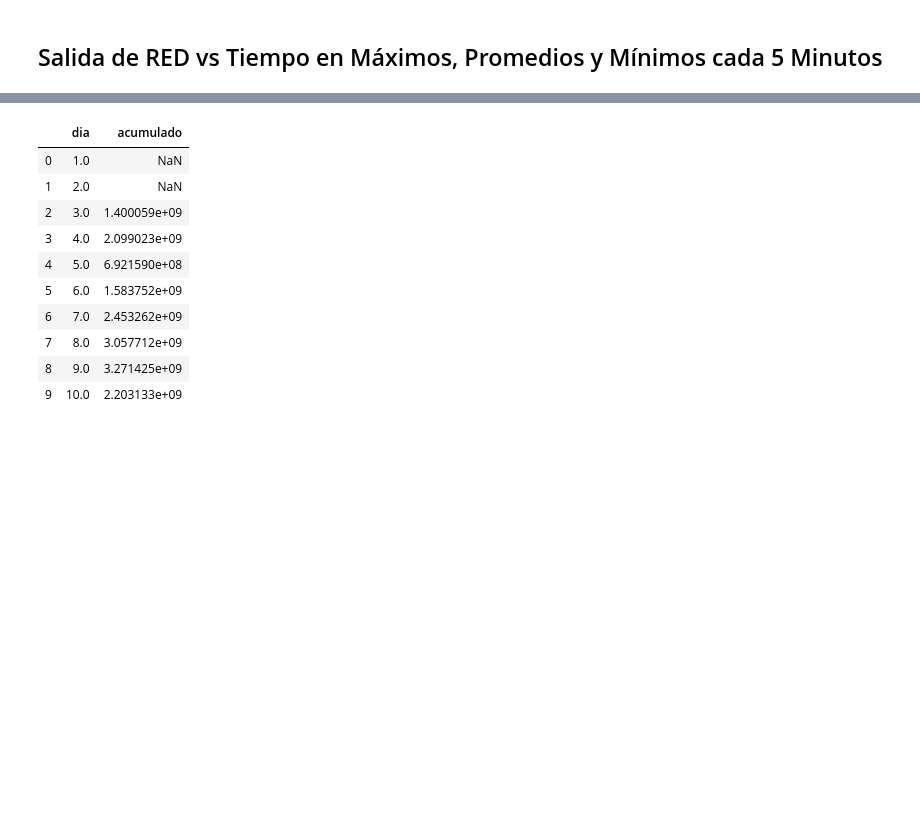
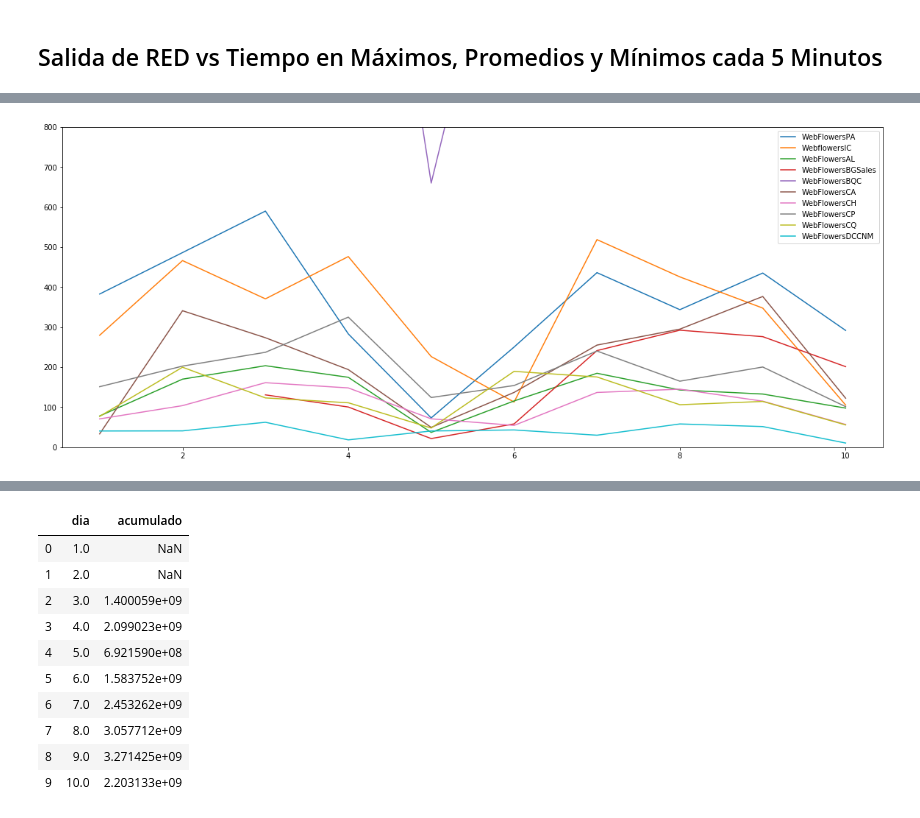
Before and after one commit to JuanLombana/MachineLearning, a Jupyter notebook: CloudLocation/DataAnalysis.ipynb, the cells around one changed output, grey strips where cells are left out. Saved outputs shown, nothing was run; the diff lists cells and outputs as text; code cells hidden in the pictures; blank space fills up the shorter version.

```diff
--- a/CloudLocation/DataAnalysis.ipynb
+++ b/CloudLocation/DataAnalysis.ipynb
@@ -193,3 +187,16 @@ def obtenerDatosAcumulados(nombreEmpresa):
     acumm = pd.DataFrame(total,columns=['dia','acumulado'])
     acumm.dropna(axis=0,how='any')
     return acumm
+# %%
+acumulados = {}
+# %%
+plt.figure(figsize=(20,8))
+for i in np.arange(0,10):
+    company = assets.Name[i]
+    Acumm = obtenerDatosAcumulados(company)
+    acumulados[company]=Acumm
+    plt.plot(Acumm['dia'], Acumm['acumulado']/(math.pow(1024,2)), label=company)
+plt.ylim(0,800)
+plt.legend();
+# %% [output]
+[figure, added]
```
Also changed, not shown: parts of 20 cells of this notebook, 1 other file.
